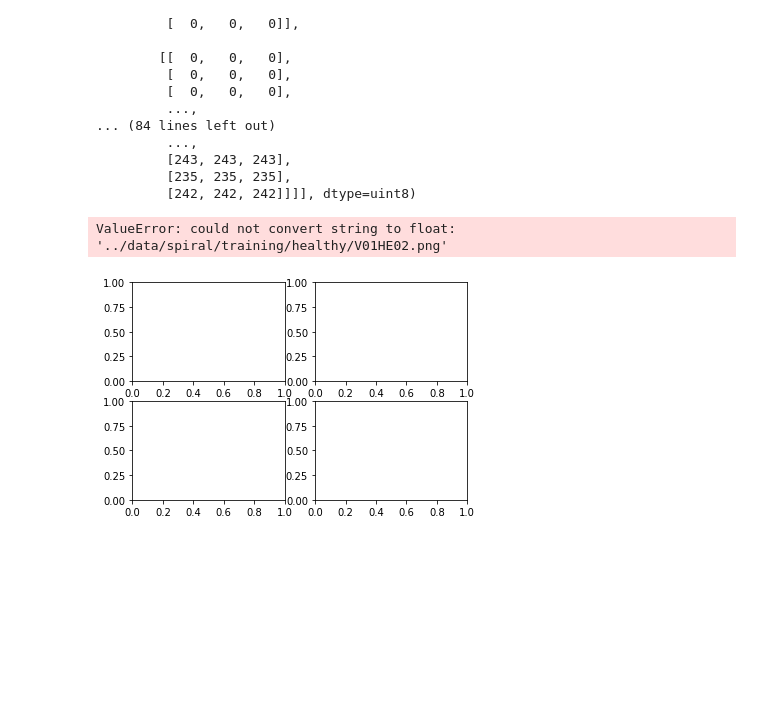
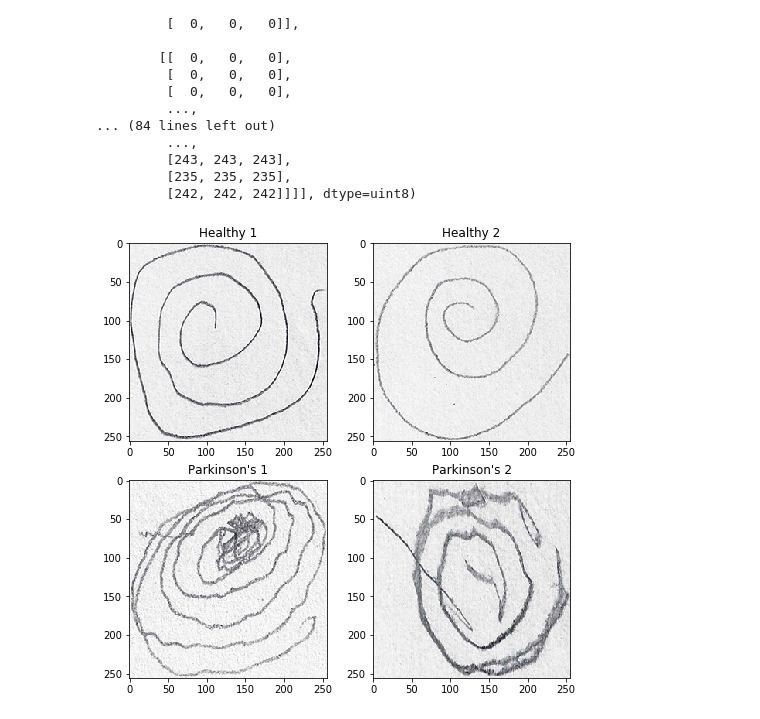
Before and after one commit to gina-santana/Parkinsons_image_classification, a Jupyter notebook: notebooks/acquisition_eda.ipynb, the cells around one changed output. Drawn from its saved outputs; the diff is of its cells as text; code cells hidden in the pictures; blank space fills up the shorter version.

```diff
--- a/notebooks/acquisition_eda.ipynb
+++ b/notebooks/acquisition_eda.ipynb
@@ -152,12 +152,20 @@ array([[[[  0,   0,   0],
          [235, 235, 235],
          [242, 242, 242]]]], dtype=uint8)
 # %%
-fig, ax = plt.subplots(2,2)
-img1 = img_to_array('../data/spiral/training/healthy/V01HE02.png')
-ax[0,0].imshow(img1) # top left
-ax[0,1].imshow(img1) # top right
-ax[1,0].imshow(img1)# bottom left
-ax[1,1].imshow(img1) # bottom right
+fig, ax = plt.subplots(2,2, figsize=(8,8))
+TL = io.imread('../data/spiral/training/healthy/V01HE02.png')
+TR = io.imread('../data/spiral/training/healthy/V05HE02.png')
+BL = io.imread('../data/spiral/training/parkinson/V14PE01.png')
+BR = io.imread('../data/spiral/training/parkinson/V04PE02.png')
+
+ax[0,0].imshow(TL) # top left
+ax[0,0].set_title('Healthy 1')
+ax[0,1].imshow(TR)# top right
+ax[0,1].set_title('Healthy 2')
+ax[1,0].imshow(BL)# bottom left
+ax[1,0].set_title("Parkinson's 1")
+ax[1,1].imshow(BR) # bottom right
+ax[1,1].set_title("Parkinson's 2")
+plt.savefig('Raw_images.png');
 # %% [output]
-ValueError: could not convert string to float: '../data/spiral/training/healthy/V01HE02.png'
-[figure, old version]
+[figure, new version]
```
Also changed, not shown: parts of 1 cell of this notebook.
